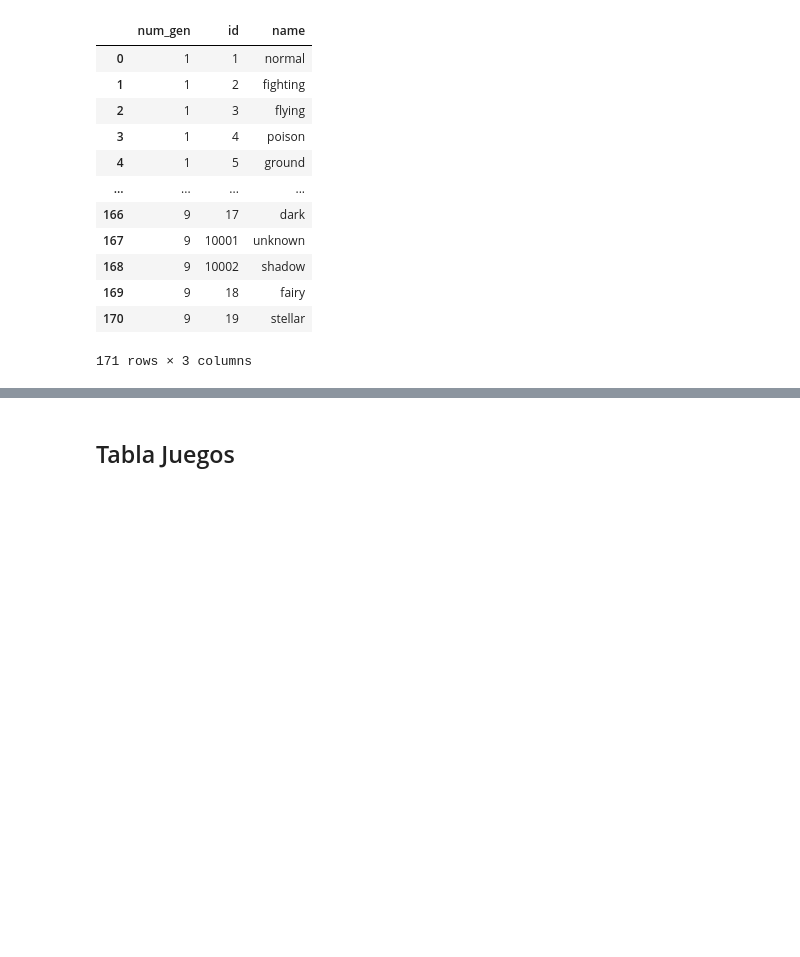
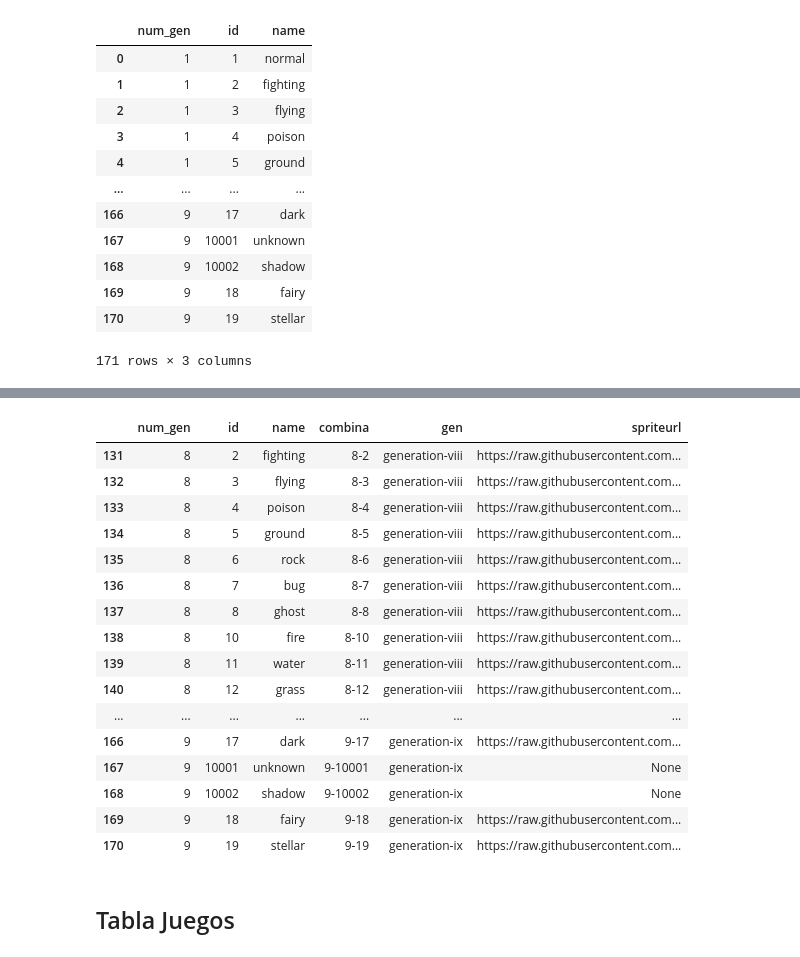
Before and after one commit to ADavid096/pokeproject, a Jupyter notebook: Script_infoDB.ipynb, the cells around one changed output, grey strips where cells are left out. Cells and saved outputs as stored; diff of their text form; code cells hidden in the pictures; blank space fills up the shorter version.

```diff
--- a/Script_infoDB.ipynb
+++ b/Script_infoDB.ipynb
@@ -453,3 +374,23 @@ dfgencolector
+# %%
+tabla_tipos_gen2.tail(40)
+# %% [output]
+|  | num_gen | id | name | combina | gen | spriteurl |
+| 131 | 8 | 2 | fighting | 8-2 | generation-viii | https://raw.githubusercontent.com... |
+| 132 | 8 | 3 | flying | 8-3 | generation-viii | https://raw.githubusercontent.com... |
+| 133 | 8 | 4 | poison | 8-4 | generation-viii | https://raw.githubusercontent.com... |
+| 134 | 8 | 5 | ground | 8-5 | generation-viii | https://raw.githubusercontent.com... |
+| 135 | 8 | 6 | rock | 8-6 | generation-viii | https://raw.githubusercontent.com... |
+| 136 | 8 | 7 | bug | 8-7 | generation-viii | https://raw.githubusercontent.com... |
+| 137 | 8 | 8 | ghost | 8-8 | generation-viii | https://raw.githubusercontent.com... |
+| 138 | 8 | 10 | fire | 8-10 | generation-viii | https://raw.githubusercontent.com... |
+| 139 | 8 | 11 | water | 8-11 | generation-viii | https://raw.githubusercontent.com... |
+| 140 | 8 | 12 | grass | 8-12 | generation-viii | https://raw.githubusercontent.com... |
+| ... | ... | ... | ... | ... | ... | ... |
+| 166 | 9 | 17 | dark | 9-17 | generation-ix | https://raw.githubusercontent.com... |
+| 167 | 9 | 10001 | unknown | 9-10001 | generation-ix | None |
+| 168 | 9 | 10002 | shadow | 9-10002 | generation-ix | None |
+| 169 | 9 | 18 | fairy | 9-18 | generation-ix | https://raw.githubusercontent.com... |
+| 170 | 9 | 19 | stellar | 9-19 | generation-ix | https://raw.githubusercontent.com... |
 # %%
 #Pendiente Efectividades
 # %% [markdown]
```
Also changed, not shown: parts of 13 cells of this notebook.
